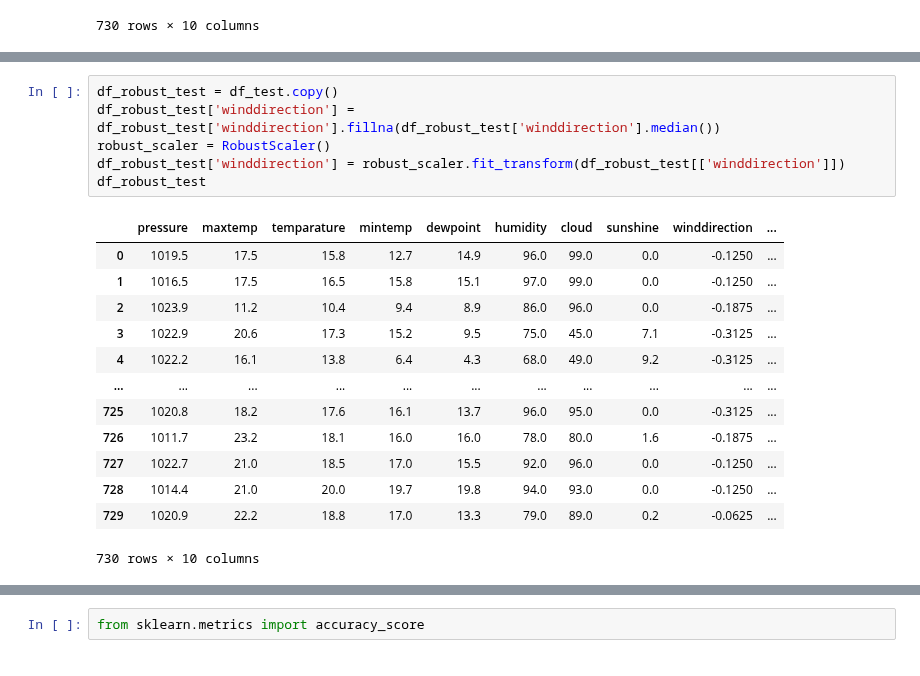
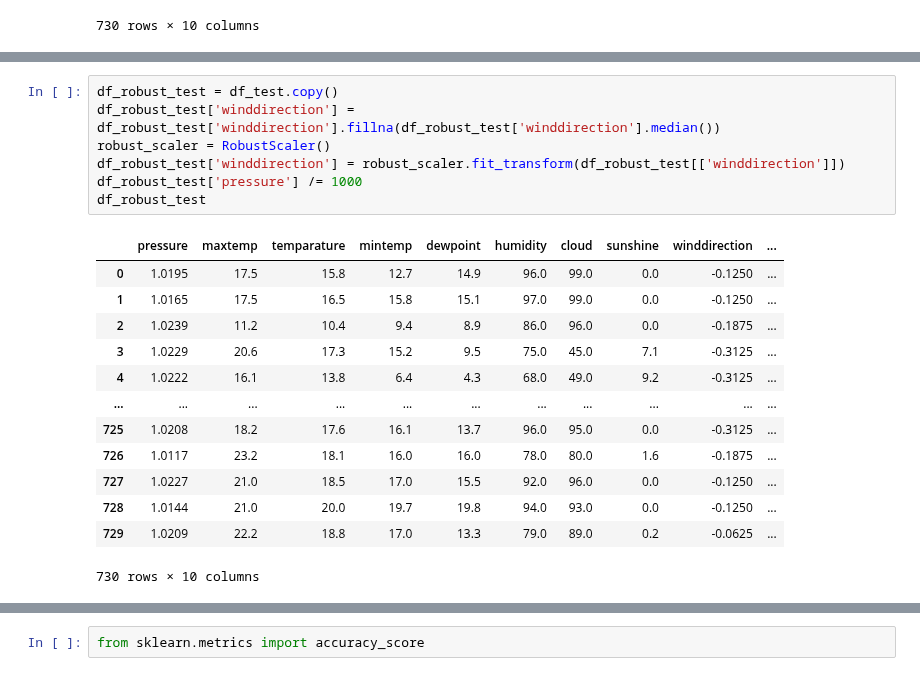
Before and after one commit to sauvik-d/Kaggle-Competitions, a Jupyter notebook: playground-series-s5e3/rainfall_prediction.ipynb, the cells around one changed output, grey strips where cells are left out. Cells and saved outputs as stored; diff of their text form.

```diff
--- a/playground-series-s5e3/rainfall_prediction.ipynb
+++ b/playground-series-s5e3/rainfall_prediction.ipynb
@@ -237,20 +258,21 @@ df_test_filled
 # %%
 df_robust_test = df_test.copy()
 df_robust_test['winddirection'] = df_robust_test['winddirection'].fillna(df_robust_test['winddirection'].median())
 robust_scaler = RobustScaler()
 df_robust_test['winddirection'] = robust_scaler.fit_transform(df_robust_test[['winddirection']])
+df_robust_test['pressure'] /= 1000
 df_robust_test
 # %% [output]
 |  | pressure | maxtemp | temparature | mintemp | dewpoint | humidity | cloud | sunshine | winddirection | ... |
-| 0 | 1019.5 | 17.5 | 15.8 | 12.7 | 14.9 | 96.0 | 99.0 | 0.0 | -0.1250 | ... |
-| 1 | 1016.5 | 17.5 | 16.5 | 15.8 | 15.1 | 97.0 | 99.0 | 0.0 | -0.1250 | ... |
-| 2 | 1023.9 | 11.2 | 10.4 | 9.4 | 8.9 | 86.0 | 96.0 | 0.0 | -0.1875 | ... |
-| 3 | 1022.9 | 20.6 | 17.3 | 15.2 | 9.5 | 75.0 | 45.0 | 7.1 | -0.3125 | ... |
-| 4 | 1022.2 | 16.1 | 13.8 | 6.4 | 4.3 | 68.0 | 49.0 | 9.2 | -0.3125 | ... |
+| 0 | 1.0195 | 17.5 | 15.8 | 12.7 | 14.9 | 96.0 | 99.0 | 0.0 | -0.1250 | ... |
+| 1 | 1.0165 | 17.5 | 16.5 | 15.8 | 15.1 | 97.0 | 99.0 | 0.0 | -0.1250 | ... |
+| 2 | 1.0239 | 11.2 | 10.4 | 9.4 | 8.9 | 86.0 | 96.0 | 0.0 | -0.1875 | ... |
+| 3 | 1.0229 | 20.6 | 17.3 | 15.2 | 9.5 | 75.0 | 45.0 | 7.1 | -0.3125 | ... |
+| 4 | 1.0222 | 16.1 | 13.8 | 6.4 | 4.3 | 68.0 | 49.0 | 9.2 | -0.3125 | ... |
 | ... | ... | ... | ... | ... | ... | ... | ... | ... | ... | ... |
-| 725 | 1020.8 | 18.2 | 17.6 | 16.1 | 13.7 | 96.0 | 95.0 | 0.0 | -0.3125 | ... |
-| 726 | 1011.7 | 23.2 | 18.1 | 16.0 | 16.0 | 78.0 | 80.0 | 1.6 | -0.1875 | ... |
-| 727 | 1022.7 | 21.0 | 18.5 | 17.0 | 15.5 | 92.0 | 96.0 | 0.0 | -0.1250 | ... |
-| 728 | 1014.4 | 21.0 | 20.0 | 19.7 | 19.8 | 94.0 | 93.0 | 0.0 | -0.1250 | ... |
-| 729 | 1020.9 | 22.2 | 18.8 | 17.0 | 13.3 | 79.0 | 89.0 | 0.2 | -0.0625 | ... |
+| 725 | 1.0208 | 18.2 | 17.6 | 16.1 | 13.7 | 96.0 | 95.0 | 0.0 | -0.3125 | ... |
+| 726 | 1.0117 | 23.2 | 18.1 | 16.0 | 16.0 | 78.0 | 80.0 | 1.6 | -0.1875 | ... |
+| 727 | 1.0227 | 21.0 | 18.5 | 17.0 | 15.5 | 92.0 | 96.0 | 0.0 | -0.1250 | ... |
+| 728 | 1.0144 | 21.0 | 20.0 | 19.7 | 19.8 | 94.0 | 93.0 | 0.0 | -0.1250 | ... |
+| 729 | 1.0209 | 22.2 | 18.8 | 17.0 | 13.3 | 79.0 | 89.0 | 0.2 | -0.0625 | ... |
 730 rows × 10 columns
```
Also changed, not shown: parts of 21 cells of this notebook, 1 other file.
